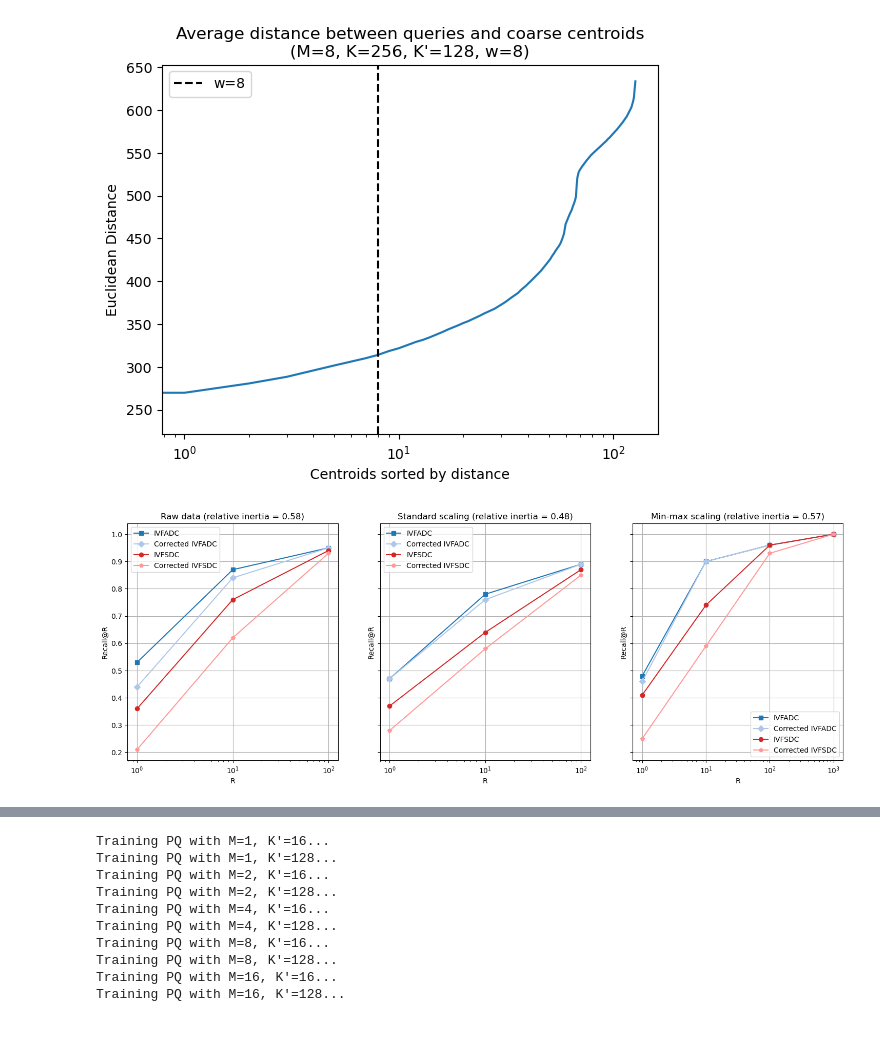
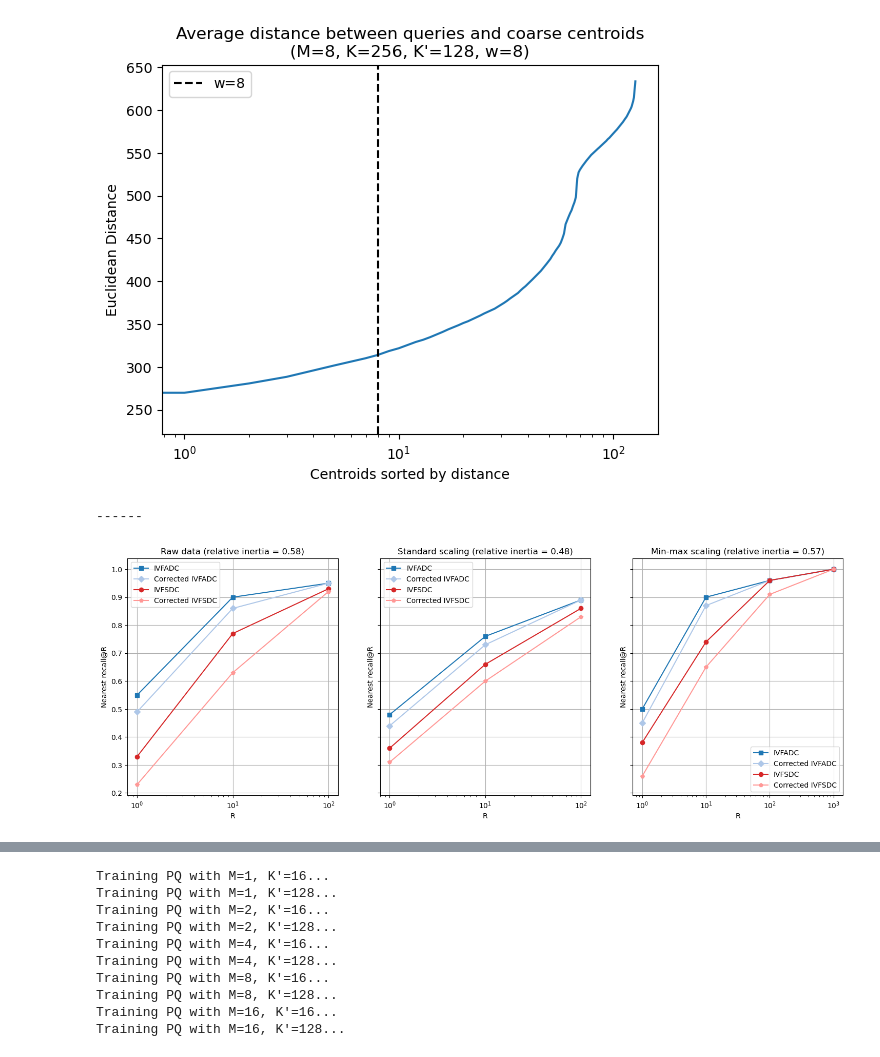
Before and after one commit to iretes/IR-proj, a Jupyter notebook: experiments.ipynb, the cells around one changed output, grey strips where cells are left out. Drawn from its saved outputs; the diff is of its cells as text; code cells hidden in the pictures.

```diff
--- a/experiments.ipynb
+++ b/experiments.ipynb
@@ -720,0 +693,15 @@ class PQ:
+# %%
+pq_opt_part = PQ(M=M, K=K, seed=RANDOM_SEED, optimize_partitions=True, )
+pq_opt_part.train(tr_data, add=False, verbose=True)
+pq_opt_part.add(search_data, compute_distortions=True)
+results_pq_opt_part = compute_recall(pq_opt_part, R, queries, exact_ranks)
+
+plt.plot(R, results_pq["nearest_asym_recall_mean"], '-s', label="ADC", color=matplotlib.colormaps["tab20"](0))
+plt.plot(R, results_pq["nearest_sym_recall_mean"], '-o', label="SDC", color=matplotlib.colormaps["tab20"](6))
+plt.plot(R, results_pq_opt_part["nearest_asym_recall_mean"], '-s', label="ADC optimized partitions", color=matplotlib.colormaps["tab20"](4))
+plt.plot(R, results_pq_opt_part["nearest_sym_recall_mean"], '-s', label="SDC optimized partitions", color=matplotlib.colormaps["tab20"](8))
+plt.xscale('log')
+plt.xlabel('R')
+plt.ylabel('Nearest recall@R')
+plt.legend()
+plt.grid()
@@ -776,3 +780,16 @@ axs.set_axisbelow(True)
 axs.grid()
 # %% [output]
 [figure]
+# %%
+results_ivf = compute_recall(ivf, R, queries, exact_ranks, w=W)
+
+plt.plot(R, results_ivf["nearest_asym_recall_mean"], '-s', label="IVFADC", color=matplotlib.colormaps["tab20"](0))
+plt.plot(R, results_ivf["nearest_asym_corr_recall_mean"], '-D', label="Corrected IVFADC", color=matplotlib.colormaps["tab20"](1))
+plt.plot(R, results_ivf["nearest_sym_recall_mean"], '-o', label="IVFSDC", color=matplotlib.colormaps["tab20"](6))
+plt.plot(R, results_ivf["nearest_sym_corr_recall_mean"], '-p', label="Corrected IVFSDC", color=matplotlib.colormaps["tab20"](7))
+plt.xscale('log')
+plt.xlabel('R')
+plt.ylabel('Nearest recall@R')
+plt.title(f"M={M}, K={K}, K'={KP}, w={W}")
+plt.legend()
+plt.grid()
@@ -779,6 +798,4 @@ axs.grid()
 # %%
-results_ivf = compute_recall(ivf, R, queries, exact_nearest, w=W)
-
 plt.plot(R, results_ivf["asym_recall_mean"], '-s', label="IVFADC", color=matplotlib.colormaps["tab20"](0))
 plt.plot(R, results_ivf["asym_corr_recall_mean"], '-D', label="Corrected IVFADC", color=matplotlib.colormaps["tab20"](1))
 plt.plot(R, results_ivf["sym_recall_mean"], '-o', label="IVFSDC", color=matplotlib.colormaps["tab20"](6))
@@ -828,40 +845,41 @@ plt.title(f"Average distance between queries and coarse centroids\n(M={M}, K={K}
 ivf_std = IVF(Kp=KP, M=M, K=K, seed=RANDOM_SEED)
 ivf_std.train(tr_data_std, add=False)
 ivf_std.add(search_data_std, compute_distortions=True)
-results_ivf_std = compute_recall(ivf_std, R, queries_std, exact_nearest, w=W)
+results_ivf_std = compute_recall(ivf_std, R, queries_std, exact_ranks, w=W)
 
 ivf_minmax = IVF(Kp=KP, M=M, K=K, seed=RANDOM_SEED)
 ivf_minmax.train(tr_data_minmax, add=False)
 ivf_minmax.add(search_data_minmax, compute_distortions=True)
-results_ivf_minmax = compute_recall(ivf_minmax, R, queries_minmax, exact_nearest, w=W)
+results_ivf_minmax = compute_recall(ivf_minmax, R, queries_minmax, exact_ranks, w=W)
 
 def compute_overall_inertia(data):
     mean = np.mean(data, axis=0)
     return np.sum(np.square(data - mean))
 
 overall_inertia = compute_overall_inertia(tr_data)
 overall_inertia_std = compute_overall_inertia(tr_data_std)
 overall_inertia_minmax = compute_overall_inertia(tr_data_minmax)
 
 scaling_methods_ivf = [
     ("Raw data", results_ivf, overall_inertia),
     ("Standard scaling", results_ivf_std, overall_inertia_std),
     ("Min-max scaling", results_ivf_minmax, overall_inertia_minmax)
 ]
 
 fig, axs = plt.subplots(1, 3, figsize=(18, 6), sharey=True)
 
 for ax, (title, data, overall_inertia) in zip(axs, scaling_methods_ivf):
-    ax.plot(R, data["asym_recall_mean"], '-s', label="IVFADC", color=matplotlib.colormaps["tab20"](0))
-    ax.plot(R, data["asym_corr_recall_mean"], '-D', label="Corrected IVFADC", color=matplotlib.colormaps["tab20"](1))
-    ax.plot(R, data["sym_recall_mean"], '-o', label="IVFSDC", color=matplotlib.colormaps["tab20"](6))
-    ax.plot(R, data["sym_corr_recall_mean"], '-p', label="Corrected IVFSDC", color=matplotlib.colormaps["tab20"](7))
+    ax.plot(R, data["nearest_asym_recall_mean"], '-s', label="IVFADC", color=matplotlib.colormaps["tab20"](0))
+    ax.plot(R, data["nearest_asym_corr_recall_mean"], '-D', label="Corrected IVFADC", color=matplotlib.colormaps["tab20"](1))
+    ax.plot(R, data["nearest_sym_recall_mean"], '-o', label="IVFSDC", color=matplotlib.colormaps["tab20"](6))
+    ax.plot(R, data["nearest_sym_corr_recall_mean"], '-p', label="Corrected IVFSDC", color=matplotlib.colormaps["tab20"](7))
     ax.set_xscale('log')
     ax.set_xlabel('R')
-    ax.set_ylabel('Recall@R')
+    ax.set_ylabel('Nearest recall@R')
     ax.set_title(f"{title} (relative inertia = {1-(data['inertia'] / overall_inertia):.2f})")
     ax.legend()
     ax.grid()
 plt.show()
 # %% [output]
+------
-[figure, old version]
+[figure, new version]
```
Also changed, not shown: parts of 40 cells of this notebook, 2 other files.
